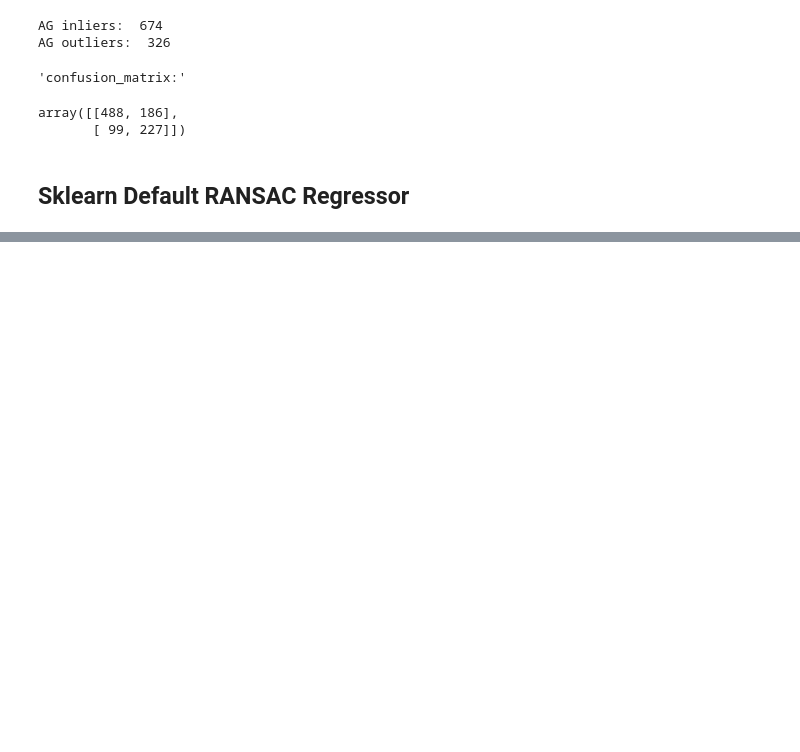
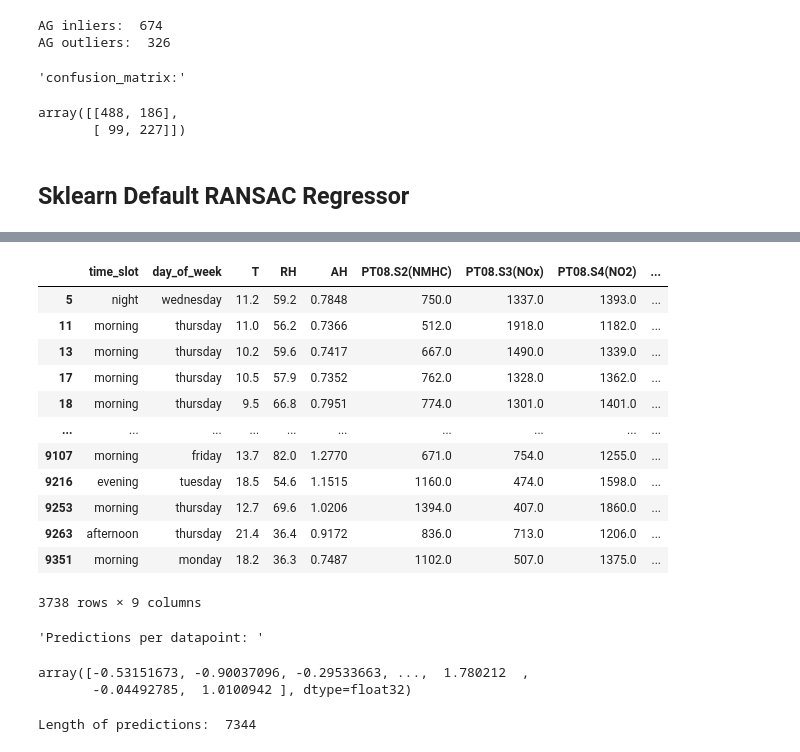
Before and after one commit to cleanlab/regression-label-error-benchmark, a Jupyter notebook: evaluation/evaluation.ipynb, the cells around one changed output, grey strips where cells are left out. Drawn from its saved outputs; the diff is of its cells as text; code cells hidden in the pictures; blank space fills up the shorter version.

Commit message:
new regressor added

```diff
--- a/evaluation/evaluation.ipynb
+++ b/evaluation/evaluation.ipynb
@@ -370,0 +371,8 @@ array([[463, 139],
+# %%
+loadpath = "./../dataset/airquality_co.csv"
+data = pd.read_csv(loadpath, index_col=0)
+
+X = data.drop(['true_label', 'given_label', 'true_error'], axis=1)
+y = data['given_label']
+
+data.head()
@@ -370,0 +386,28 @@ array([[463, 139],
+# %%
+from Regressor import CleanlabRegressor
+creg = CleanlabRegressor(verbosity=0)
+creg = creg.fit(X,y)
+# %%
+creg.get_removed_rows
+# %% [output]
+|  | time_slot | day_of_week | T | RH | AH | PT08.S2(NMHC) | PT08.S3(NOx) | PT08.S4(NO2) | ... |
+| 5 | night | wednesday | 11.2 | 59.2 | 0.7848 | 750.0 | 1337.0 | 1393.0 | ... |
+| 11 | morning | thursday | 11.0 | 56.2 | 0.7366 | 512.0 | 1918.0 | 1182.0 | ... |
+| 13 | morning | thursday | 10.2 | 59.6 | 0.7417 | 667.0 | 1490.0 | 1339.0 | ... |
+| 17 | morning | thursday | 10.5 | 57.9 | 0.7352 | 762.0 | 1328.0 | 1362.0 | ... |
+| 18 | morning | thursday | 9.5 | 66.8 | 0.7951 | 774.0 | 1301.0 | 1401.0 | ... |
+| ... | ... | ... | ... | ... | ... | ... | ... | ... | ... |
+| 9107 | morning | friday | 13.7 | 82.0 | 1.2770 | 671.0 | 754.0 | 1255.0 | ... |
+| 9216 | evening | tuesday | 18.5 | 54.6 | 1.1515 | 1160.0 | 474.0 | 1598.0 | ... |
+| 9253 | morning | thursday | 12.7 | 69.6 | 1.0206 | 1394.0 | 407.0 | 1860.0 | ... |
+| 9263 | afternoon | thursday | 21.4 | 36.4 | 0.9172 | 836.0 | 713.0 | 1206.0 | ... |
+| 9351 | morning | monday | 18.2 | 36.3 | 0.7487 | 1102.0 | 507.0 | 1375.0 | ... |
+3738 rows × 9 columns
+# %%
+display("Predictions per datapoint: ", creg.predict())
+print("Length of predictions: ",len(creg.predict()))
+# %% [output]
+'Predictions per datapoint: '
+array([-0.53151673, -0.90037096, -0.29533663, ...,  1.780212  ,
+       -0.04492785,  1.0100942 ], dtype=float32)
+Length of predictions:  7344
```
Also changed, not shown: parts of 8 cells of this notebook, 4 other files.
